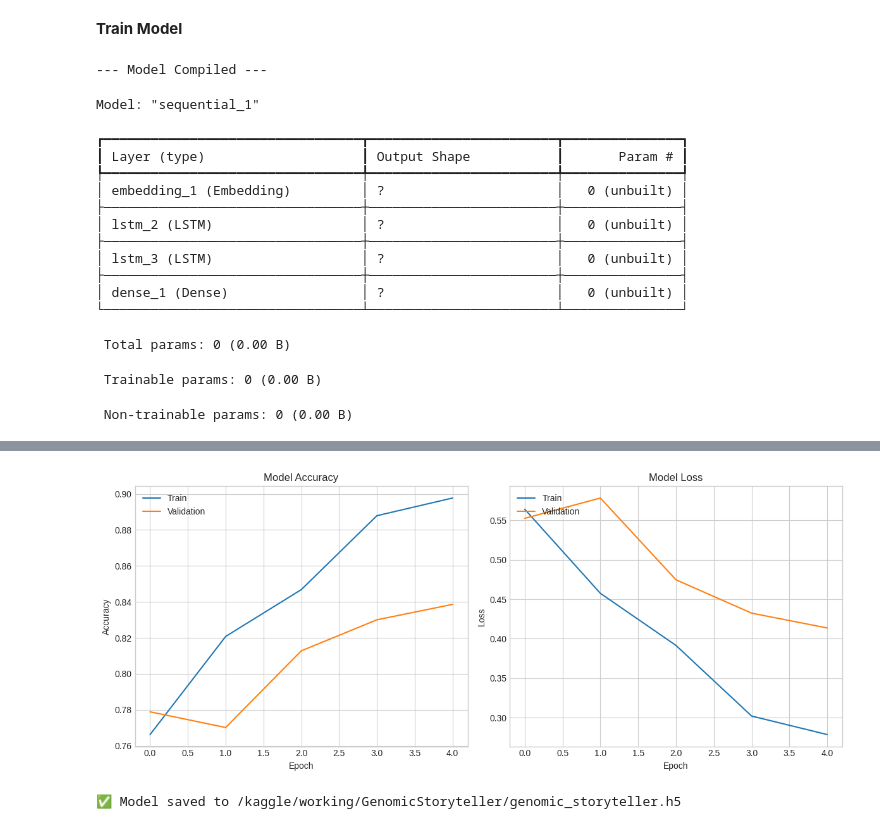
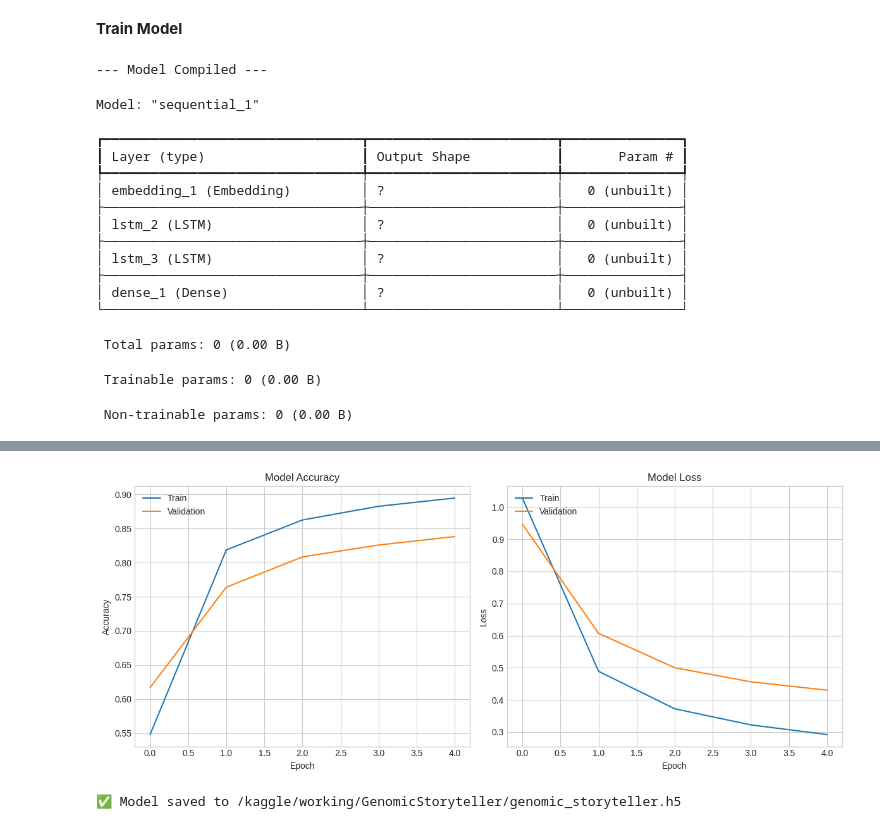
Before and after one commit to AyotundeOni/Genomics-RNN, a Jupyter notebook: genomics-1.ipynb, the cells around one changed output, grey strips where cells are left out. Cells and saved outputs as stored; diff of their text form; code cells hidden in the pictures.

```diff
--- a/genomics-1.ipynb
+++ b/genomics-1.ipynb
@@ -411,8 +411,10 @@ model = tf.keras.Sequential([
 
 # --- Step 2: Compile the Model ---
 # We configure the model's learning process here
+custom_optimizer = tf.keras.optimizers.Adam(learning_rate=0.0001)
+
 model.compile(
-    optimizer='adam',
+    optimizer=custom_optimizer,  # Use the new optimizer here
     loss='sparse_categorical_crossentropy',
     metrics=['accuracy']
 )
@@ -494,3 +496,3 @@ Epoch 5/5
 --- Model Training Complete ---
-[figure, old version]
+[figure, new version]
 ✅ Model saved to /kaggle/working/GenomicStoryteller/genomic_storyteller.h5
```
Also changed, not shown: parts of 2 cells of this notebook.
